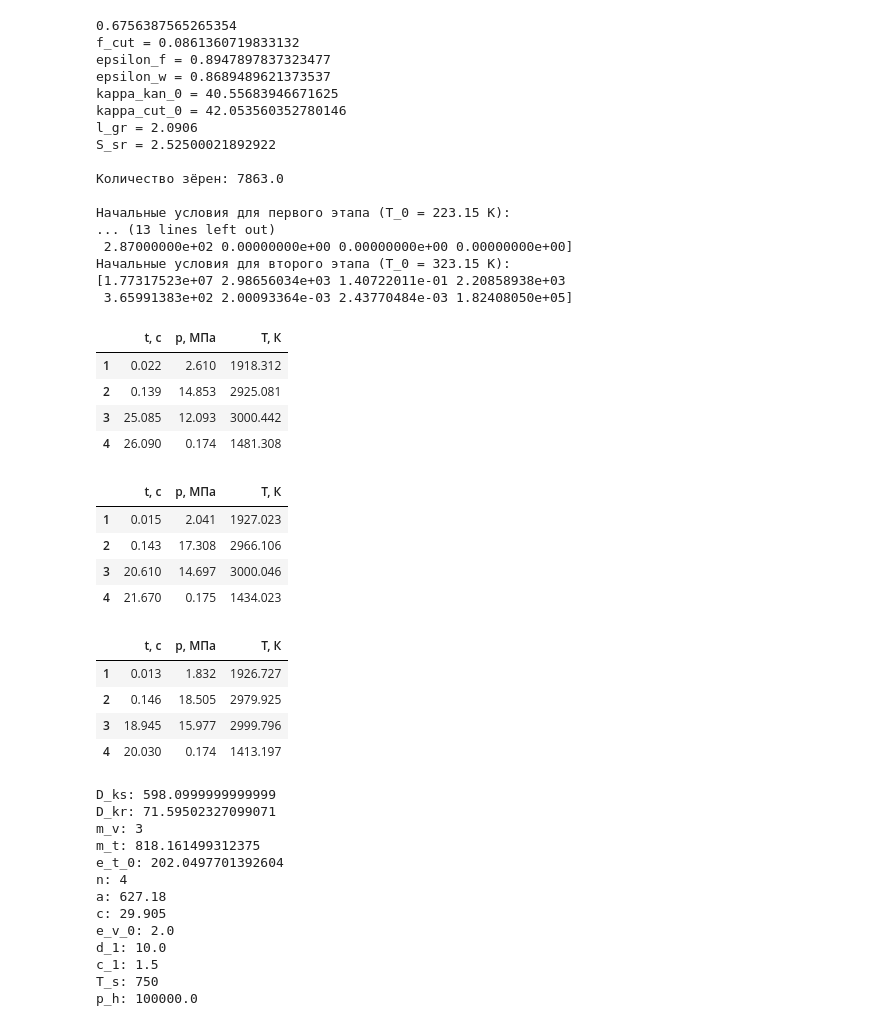
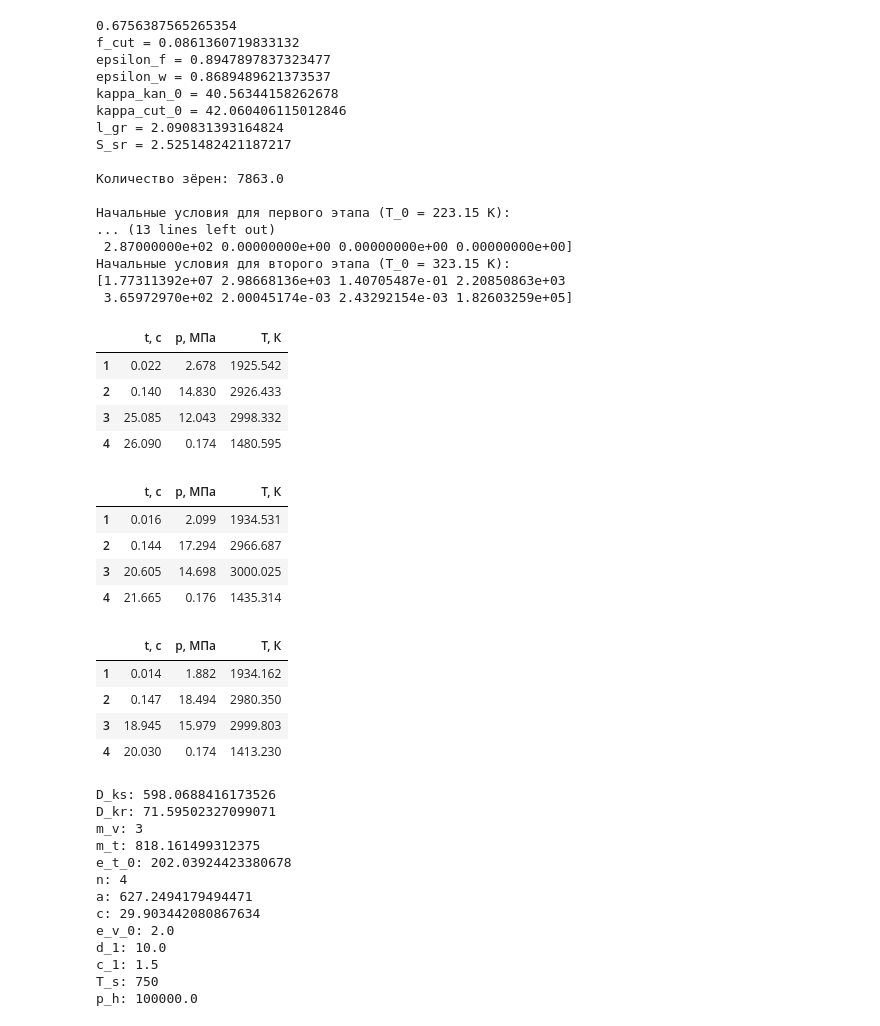
Before and after one commit to GarDeH/BRISO, a Jupyter notebook: Final_version/DZ(1-5).ipynb, the cells around one changed output. Cells and saved outputs as stored; diff of their text form; code cells hidden in the pictures.

```diff
--- a/Final_version/DZ(1-5).ipynb
+++ b/Final_version/DZ(1-5).ipynb
@@ -59,9 +59,8 @@ INIT_4_1 = {**INIT_3, **res_3}
 INIT_4_2 = {'p_ref_t': 1e6, 'T_deg': [273.15-50, 273.15+20, 273.15+50], 'T_s': 750, 'T_ref': 273.15+20,
             'c_p_nach': 1004.5, 'R_nach': 287, 'p_ref_v': 98066.5, 'ro_v': 1750, 'u_1_v': 11.7, 'nu_v': 0.226,
             'D_t_v': 0.001, 'T_p_v': 1984.1, 'mu_g_v': 0.6130*1e-4, 'lamda_g_v': 0.11938, 'c_p_v': 1224.6,
-            'c_p_g_v': 1356.2, 'z_0_v': 0.4119, 'R_g_v': 228.08, 'T_p_1': 2999.5, 'n_t': 1.1755, 'n_kr': 1.1604,
-            'u_1_t': 4.38, 'nu_t': 0.29, 'D_t_t': 0.002, 'c_p_1': 2236.7, 'c_t': 1250, 'lamda_t': 0.3,
-            'kappa_ref': 100, 'z_0_t': 0.3239, 'R_t': 550.84, 'e_v_0': 2, 'm_v': 3}
+            'c_p_g_v': 1356.2, 'z_0_v': 0.4119, 'R_g_v': 228.08, 'c_p_1': 2236.7, 'c_t': 1250, 'lamda_t': 0.3,
+            'kappa_ref': 100, 'e_v_0': 2, 'm_v': 3}
 
 FILENAME = f"INIT_4_2_Denis.bin"
 with open(FILENAME, 'wb') as f:
@@ -147,60 +146,60 @@ V_п2 = [0.00181426 0.00181124 0.00180766 0.00180338 0.00179824 0.00179201
 ... (8 lines left out)
 V_с2 = [0.00031426 0.00036131 0.00041701 0.00048346 0.0005634  0.00066043
  0.00077937 0.00092674 0.0011115  0.00134616 0.0016486 ]
 V_пс2 = [0.00063984 0.00066096 0.00068068 0.00069898 0.00071583 0.00073125
  0.00074526 0.00075788 0.00076917 0.00077918 0.00078797]
 |  | delta_ob_arr, мм | D_kr, мм | m_dv_0, кг | m_dv_arr, кг | alpha_dv_arr | l_dv_arr, мм | c_dv_arr |
 | 1 | 1.444 | 141.414 | 95.206 | 1023.237 | 0.103 | 3846.651 | 1.131 |
 | 2 | 1.605 | 133.150 | 101.417 | 1016.077 | 0.111 | 3759.129 | 1.115 |
 | 3 | 1.796 | 124.954 | 108.744 | 1010.338 | 0.121 | 3673.011 | 1.099 |
 | 4 | 2.025 | 116.852 | 117.429 | 1006.256 | 0.132 | 3588.457 | 1.084 |
 | 5 | 2.300 | 108.870 | 127.782 | 1004.137 | 0.146 | 3505.650 | 1.070 |
 | 6 | 2.634 | 101.032 | 140.208 | 1004.375 | 0.162 | 3424.806 | 1.058 |
 | 7 | 3.042 | 93.362 | 155.234 | 1007.495 | 0.182 | 3346.187 | 1.047 |
 | 8 | 3.545 | 85.884 | 173.565 | 1014.195 | 0.206 | 3270.115 | 1.039 |
 | 9 | 4.174 | 78.621 | 196.155 | 1025.421 | 0.237 | 3196.998 | 1.033 |
 | 10 | 4.966 | 71.595 | 224.313 | 1042.474 | 0.274 | 3127.359 | 1.030 |
 | 11 | 5.976 | 64.826 | 259.871 | 1067.183 | 0.322 | 3061.890 | 1.031 |
 0.6756387565265354
 f_cut = 0.0861360719833132
 epsilon_f = 0.8947897837323477
 epsilon_w = 0.8689489621373537
-kappa_kan_0 = 40.55683946671625
-kappa_cut_0 = 42.053560352780146
-l_gr = 2.0906
-S_sr = 2.52500021892922
+kappa_kan_0 = 40.56344158262678
+kappa_cut_0 = 42.060406115012846
+l_gr = 2.090831393164824
+S_sr = 2.5251482421187217
 
 Количество зёрен: 7863.0
 
 Начальные условия для первого этапа (T_0 = 223.15 K):
 ... (13 lines left out)
  2.87000000e+02 0.00000000e+00 0.00000000e+00 0.00000000e+00]
 Начальные условия для второго этапа (T_0 = 323.15 K):
-[1.77317523e+07 2.98656034e+03 1.40722011e-01 2.20858938e+03
- 3.65991383e+02 2.00093364e-03 2.43770484e-03 1.82408050e+05]
+[1.77311392e+07 2.98668136e+03 1.40705487e-01 2.20850863e+03
+ 3.65972970e+02 2.00045174e-03 2.43292154e-03 1.82603259e+05]
 |  | t, с | p, МПа | T, К |
-| 1 | 0.022 | 2.610 | 1918.312 |
-| 2 | 0.139 | 14.853 | 2925.081 |
-| 3 | 25.085 | 12.093 | 3000.442 |
-| 4 | 26.090 | 0.174 | 1481.308 |
+| 1 | 0.022 | 2.678 | 1925.542 |
+| 2 | 0.140 | 14.830 | 2926.433 |
+| 3 | 25.085 | 12.043 | 2998.332 |
+| 4 | 26.090 | 0.174 | 1480.595 |
 |  | t, с | p, МПа | T, К |
-| 1 | 0.015 | 2.041 | 1927.023 |
-| 2 | 0.143 | 17.308 | 2966.106 |
-| 3 | 20.610 | 14.697 | 3000.046 |
-| 4 | 21.670 | 0.175 | 1434.023 |
+| 1 | 0.016 | 2.099 | 1934.531 |
+| 2 | 0.144 | 17.294 | 2966.687 |
+| 3 | 20.605 | 14.698 | 3000.025 |
+| 4 | 21.665 | 0.176 | 1435.314 |
 |  | t, с | p, МПа | T, К |
-| 1 | 0.013 | 1.832 | 1926.727 |
-| 2 | 0.146 | 18.505 | 2979.925 |
-| 3 | 18.945 | 15.977 | 2999.796 |
-| 4 | 20.030 | 0.174 | 1413.197 |
+| 1 | 0.014 | 1.882 | 1934.162 |
+| 2 | 0.147 | 18.494 | 2980.350 |
+| 3 | 18.945 | 15.979 | 2999.803 |
+| 4 | 20.030 | 0.174 | 1413.230 |
-D_ks: 598.0999999999999
+D_ks: 598.0688416173526
 D_kr: 71.59502327099071
 m_v: 3
 m_t: 818.161499312375
-e_t_0: 202.0497701392604
+e_t_0: 202.03924423380678
 n: 4
-a: 627.18
-c: 29.905
+a: 627.2494179494471
+c: 29.903442080867634
 e_v_0: 2.0
 d_1: 10.0
 c_1: 1.5
```
Also changed, not shown: parts of 2 cells of this notebook, 3 other files.
